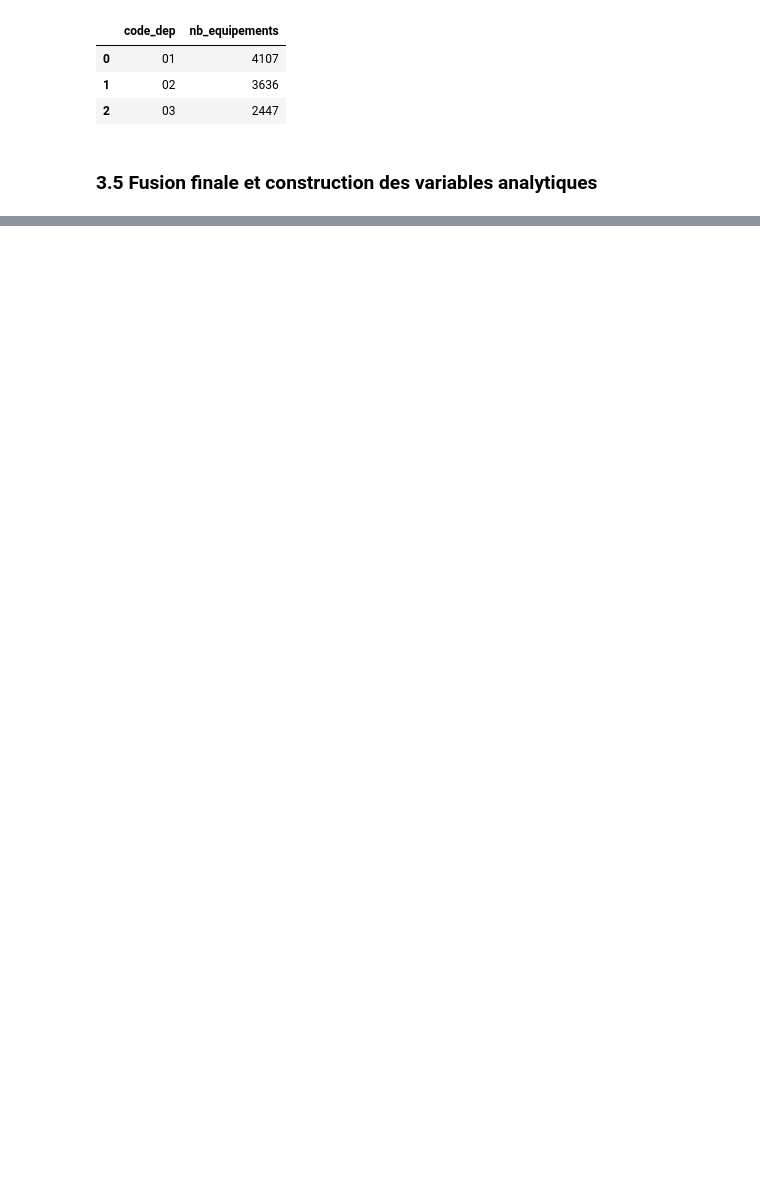
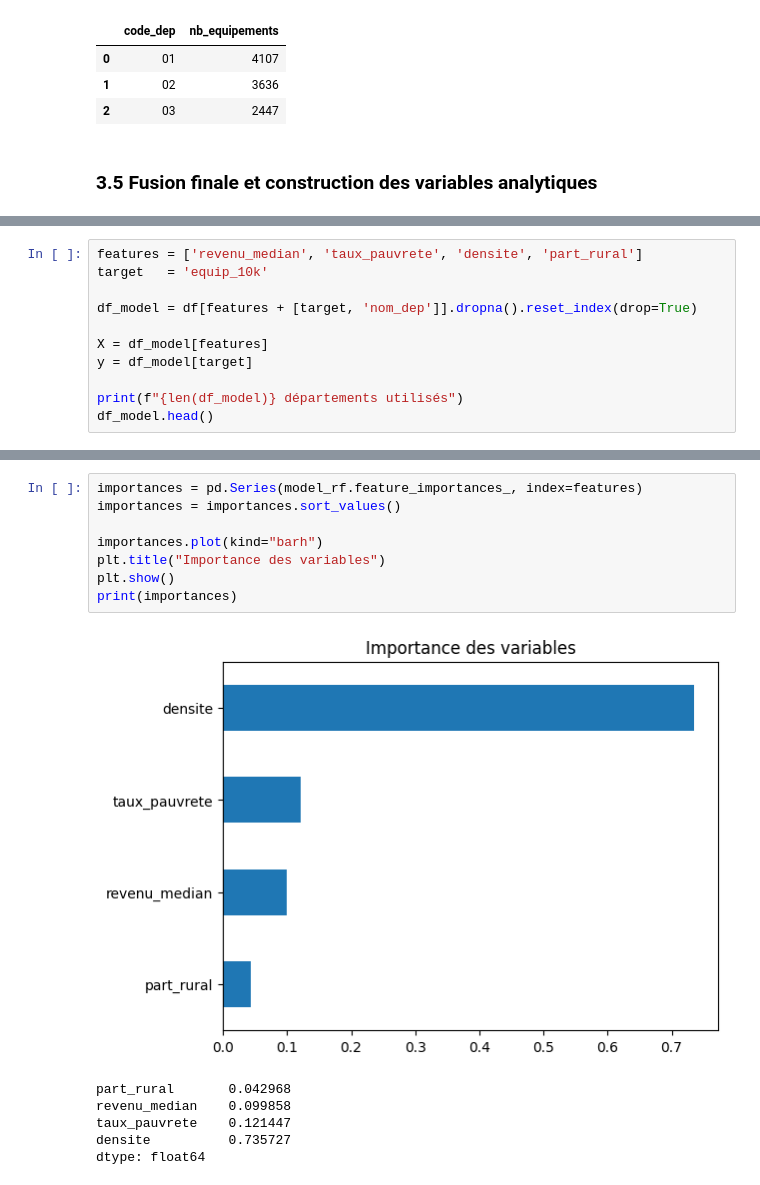
Before and after one commit to Luservant/projet_python, a Jupyter notebook: main.ipynb, the cells around one changed output, grey strips where cells are left out. Cells and saved outputs as stored; diff of their text form; blank space fills up the shorter version.

```diff
--- a/main.ipynb
+++ b/main.ipynb
@@ -364,0 +389,11 @@ Series([], dtype: int64)
+# %%
+features = ['revenu_median', 'taux_pauvrete', 'densite', 'part_rural']
+target   = 'equip_10k'
+
+df_model = df[features + [target, 'nom_dep']].dropna().reset_index(drop=True)
+
+X = df_model[features]
+y = df_model[target]
+
+print(f"{len(df_model)} départements utilisés")
+df_model.head()
@@ -364,0 +555,15 @@ Series([], dtype: int64)
+# %%
+importances = pd.Series(model_rf.feature_importances_, index=features)
+importances = importances.sort_values()
+
+importances.plot(kind="barh")
+plt.title("Importance des variables")
+plt.show()
+print(importances)
+# %% [output]
+[figure, added]
+part_rural       0.042968
+revenu_median    0.099858
+taux_pauvrete    0.121447
+densite          0.735727
+dtype: float64
```
Also changed, not shown: parts of 34 cells of this notebook.
